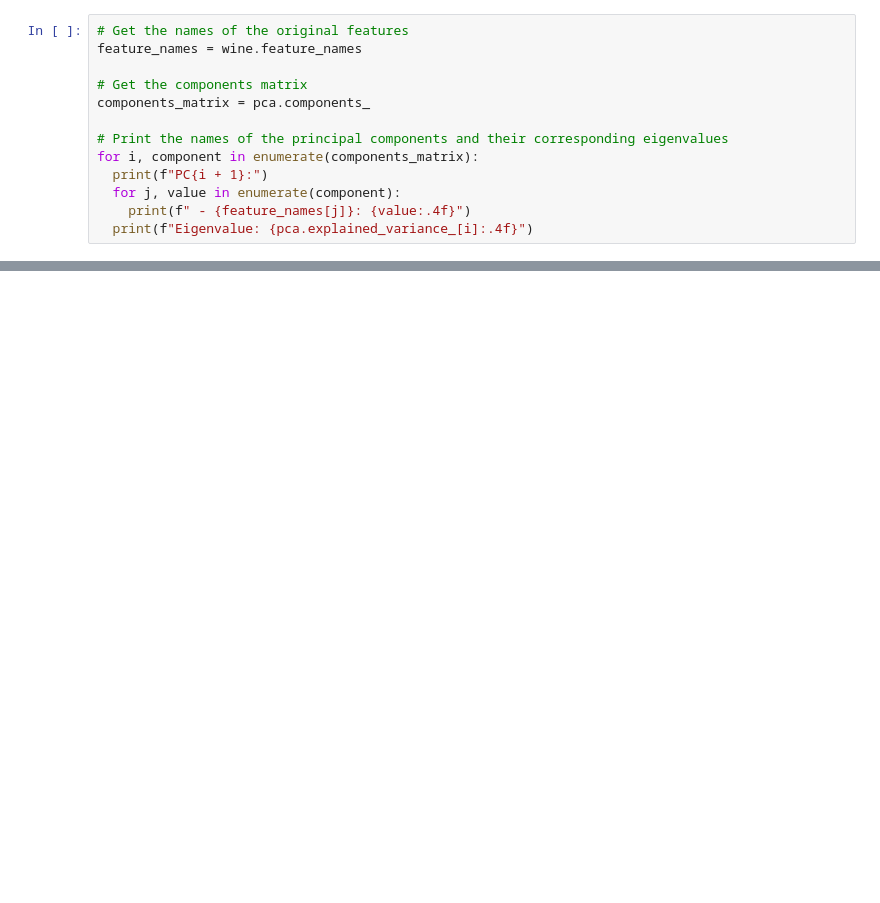
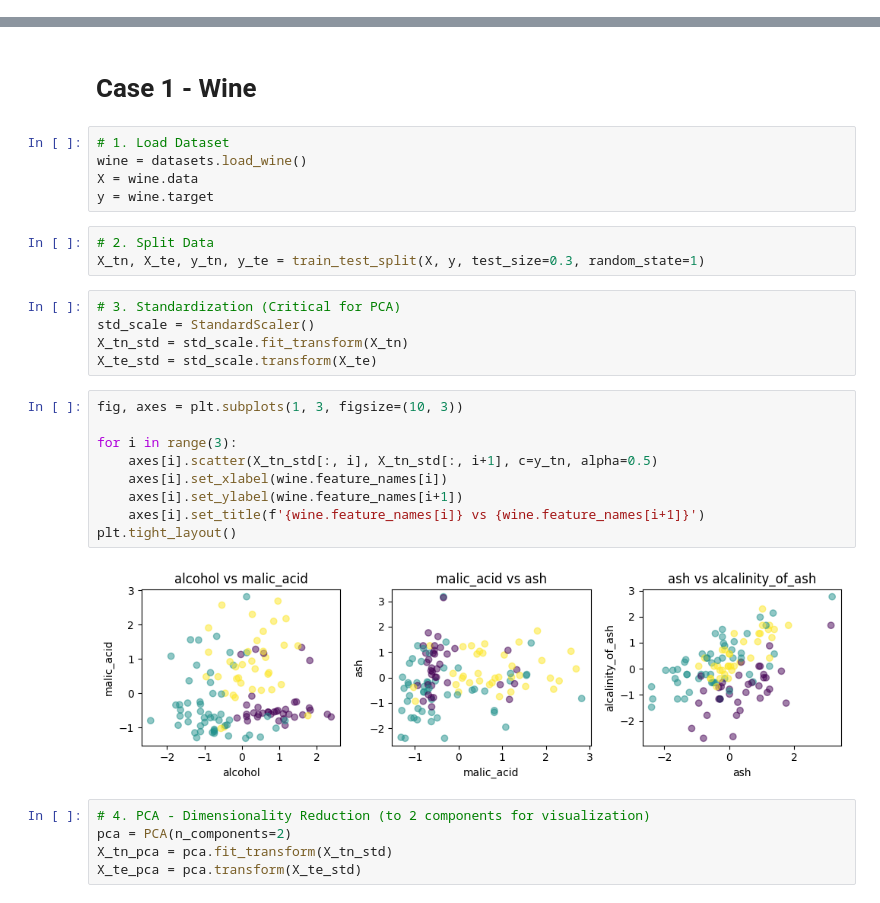
Before and after one commit to kjmobile/lb, a Jupyter notebook: 10_PCA_dimensionality_reduction_Q.ipynb, the cells around one changed output, grey strips where cells are left out. Saved outputs shown, nothing was run; the diff lists cells and outputs as text; blank space fills up the shorter version.

Commit message:
Replace PCA lab with simplified Wine + USArrests biplot version

```diff
--- a/10_PCA_dimensionality_reduction_Q.ipynb
+++ b/10_PCA_dimensionality_reduction_Q.ipynb
@@ -159,13 +0,0 @@ array([[-0.10418545,  0.25670612,  0.01387486,  0.23907587, -0.10470229,
-# %%
-# Get the names of the original features
-feature_names = wine.feature_names
-
-# Get the components matrix
-components_matrix = pca.components_
-
-# Print the names of the principal components and their corresponding eigenvalues
-for i, component in enumerate(components_matrix):
-  print(f"PC{i + 1}:")
-  for j, value in enumerate(component):
-    print(f" - {feature_names[j]}: {value:.4f}")
-  print(f"Eigenvalue: {pca.explained_variance_[i]:.4f}")
@@ -306,0 +11,31 @@ When talking about machine learning algorithms or feature engineering, **"dimens
+# %% [markdown]
+# Case 1 - Wine
+# %%
+# 1. Load Dataset
+wine = datasets.load_wine()
+X = wine.data
+y = wine.target
+# %%
+# 2. Split Data
+X_tn, X_te, y_tn, y_te = train_test_split(X, y, test_size=0.3, random_state=1)
+# %%
+# 3. Standardization (Critical for PCA)
+std_scale = StandardScaler()
+X_tn_std = std_scale.fit_transform(X_tn)
+X_te_std = std_scale.transform(X_te)
+# %%
+fig, axes = plt.subplots(1, 3, figsize=(10, 3))
+
+for i in range(3):
+    axes[i].scatter(X_tn_std[:, i], X_tn_std[:, i+1], c=y_tn, alpha=0.5)
+    axes[i].set_xlabel(wine.feature_names[i])
+    axes[i].set_ylabel(wine.feature_names[i+1])
+    axes[i].set_title(f'{wine.feature_names[i]} vs {wine.feature_names[i+1]}')
+plt.tight_layout()
+# %% [output]
+[figure, added]
+# %%
+# 4. PCA - Dimensionality Reduction (to 2 components for visualization)
+pca = PCA(n_components=2)
+X_tn_pca = pca.fit_transform(X_tn_std)
+X_te_pca = pca.transform(X_te_std)
```
Also changed, not shown: parts of 43 cells of this notebook.
